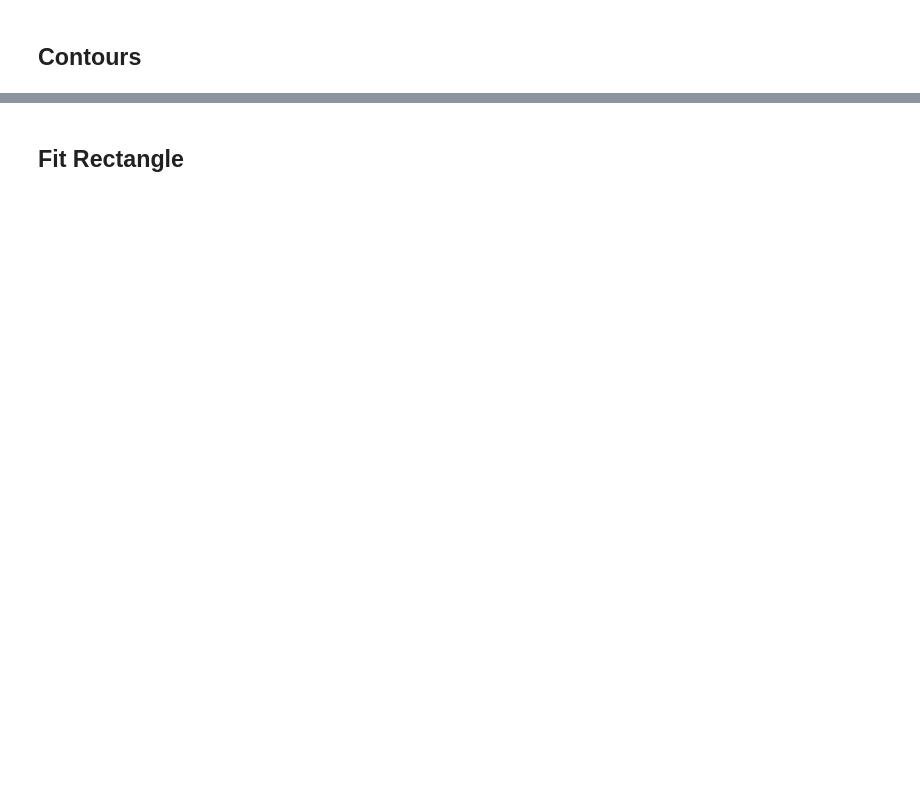
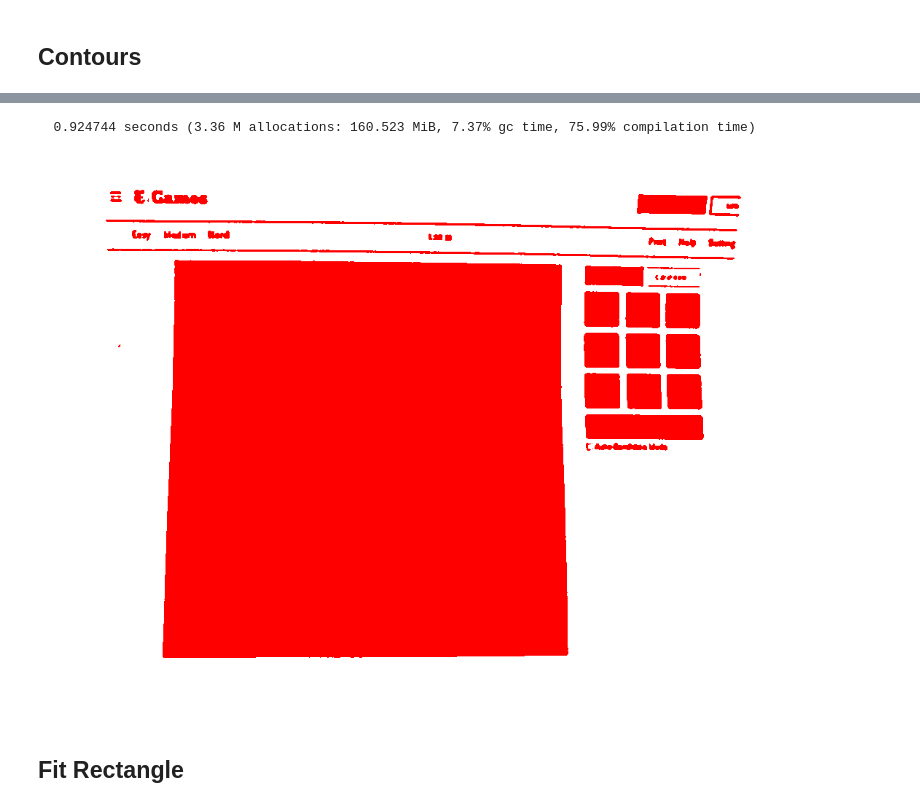
Before and after one commit to LiorSinai/SudokuReader-Julia, a Jupyter notebook: notebooks/GridDetector.ipynb, the cells around one changed output, grey strips where cells are left out. Cells and saved outputs as stored; diff of their text form; code cells hidden in the pictures; blank space fills up the shorter version.

```diff
--- a/notebooks/GridDetector.ipynb
+++ b/notebooks/GridDetector.ipynb
@@ -69,8 +78,11 @@ img_contours
 # %%
 contours = find_contours(blackwhite, external_only=true)
 img_contours = ones(RGB, size(image)) # copy(image)
-@time fill_contours!(img_contours, RGB(1,0,0), contours)
+@time fill_contours!(img_contours, contours, RGB(1,0,0))
 img_contours
+# %% [output]
+  0.924744 seconds (3.36 M allocations: 160.523 MiB, 7.37% gc time, 75.99% compilation time)
+[figure, added]
 # %% [markdown]
 ## Fit Rectangle
 # %%
```
Also changed, not shown: parts of 12 cells of this notebook, 21 other files.
